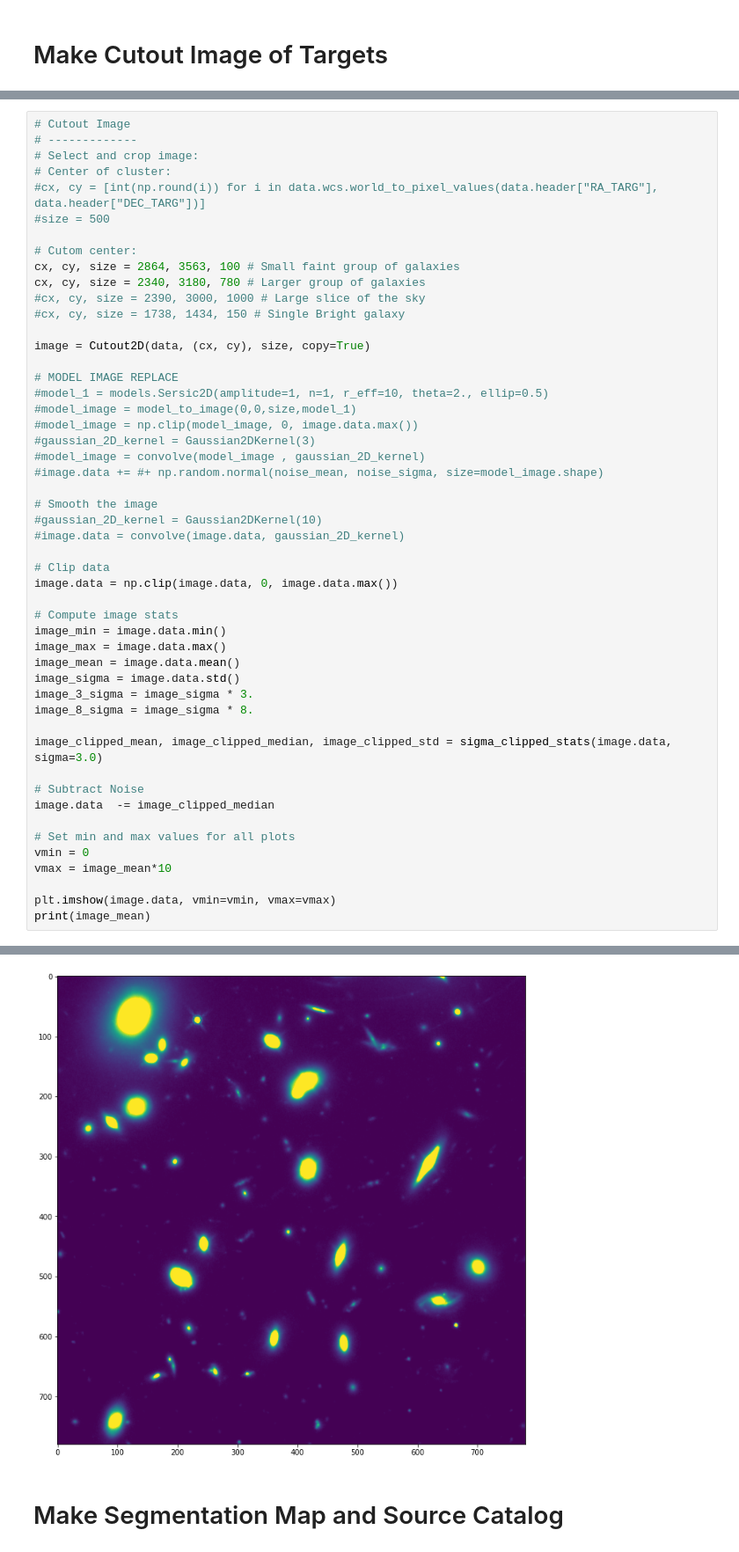
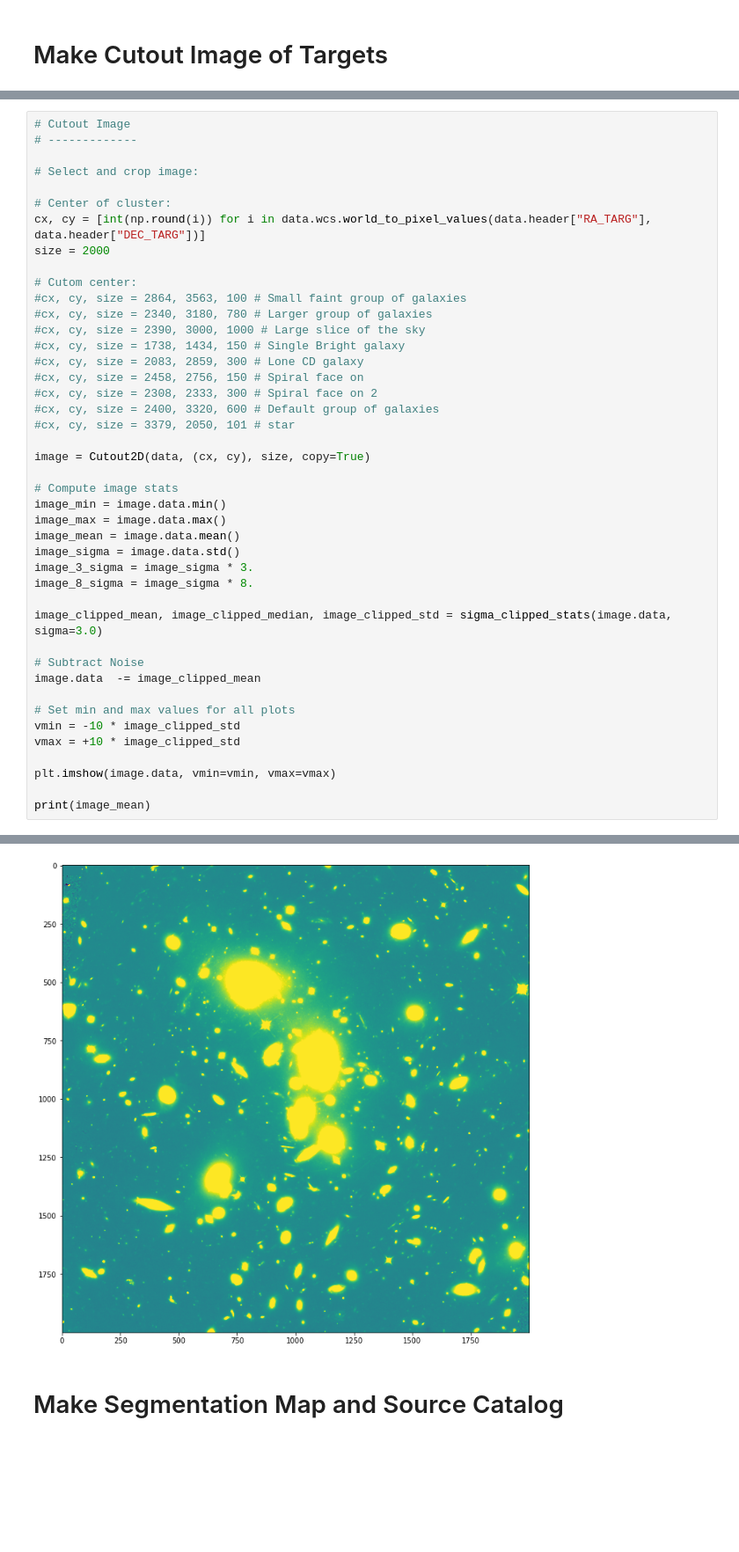
Before and after one commit to crawfordsm/lcbg, a Jupyter notebook: notebooks/find_lcbgs/petrosian_radius.ipynb, the cells around one changed output, grey strips where cells are left out. Shown at 88% size. Saved outputs shown, nothing was run; the diff lists cells and outputs as text; blank space fills up the shorter version.

```diff
--- a/notebooks/find_lcbgs/petrosian_radius.ipynb
+++ b/notebooks/find_lcbgs/petrosian_radius.ipynb
@@ -107,33 +118,25 @@ plt.show()
 # %%
 # Cutout Image
 # -------------
+
 # Select and crop image:
+
 # Center of cluster:
-#cx, cy = [int(np.round(i)) for i in data.wcs.world_to_pixel_values(data.header["RA_TARG"], data.header["DEC_TARG"])]
-#size = 500
+cx, cy = [int(np.round(i)) for i in data.wcs.world_to_pixel_values(data.header["RA_TARG"], data.header["DEC_TARG"])]
+size = 2000
 
 # Cutom center:
-cx, cy, size = 2864, 3563, 100 # Small faint group of galaxies
-cx, cy, size = 2340, 3180, 780 # Larger group of galaxies
+#cx, cy, size = 2864, 3563, 100 # Small faint group of galaxies
+#cx, cy, size = 2340, 3180, 780 # Larger group of galaxies
 #cx, cy, size = 2390, 3000, 1000 # Large slice of the sky
 #cx, cy, size = 1738, 1434, 150 # Single Bright galaxy
+#cx, cy, size = 2083, 2859, 300 # Lone CD galaxy
+#cx, cy, size = 2458, 2756, 150 # Spiral face on
+#cx, cy, size = 2308, 2333, 300 # Spiral face on 2
+#cx, cy, size = 2400, 3320, 600 # Default group of galaxies
+#cx, cy, size = 3379, 2050, 101 # star
 
 image = Cutout2D(data, (cx, cy), size, copy=True)
-
-# MODEL IMAGE REPLACE
-#model_1 = models.Sersic2D(amplitude=1, n=1, r_eff=10, theta=2., ellip=0.5)
-#model_image = model_to_image(0,0,size,model_1)
-#model_image = np.clip(model_image, 0, image.data.max())
-#gaussian_2D_kernel = Gaussian2DKernel(3)
-#model_image = convolve(model_image , gaussian_2D_kernel)
-#image.data += #+ np.random.normal(noise_mean, noise_sigma, size=model_image.shape)
-
-# Smooth the image
-#gaussian_2D_kernel = Gaussian2DKernel(10)
-#image.data = convolve(image.data, gaussian_2D_kernel)
-
-# Clip data
-image.data = np.clip(image.data, 0, image.data.max())
 
 # Compute image stats
 image_min = image.data.min()
@@ -146,12 +149,13 @@ image_8_sigma = image_sigma * 8.
 image_clipped_mean, image_clipped_median, image_clipped_std = sigma_clipped_stats(image.data, sigma=3.0)
 
 # Subtract Noise
-image.data  -= image_clipped_median
+image.data  -= image_clipped_mean
 
 # Set min and max values for all plots
-vmin = 0
-vmax = image_mean*10
+vmin = -10 * image_clipped_std
+vmax = +10 * image_clipped_std
 
 plt.imshow(image.data, vmin=vmin, vmax=vmax)
+
 print(image_mean)
 # %% [output]
@@ -159,3 +163,3 @@ print(image_mean)
-[figure, old version]
+[figure, new version]
 # %% [markdown]
 # Make Segmentation Map and Source Catalog
```
Also changed, not shown: parts of 32 cells of this notebook, 2 other files.
